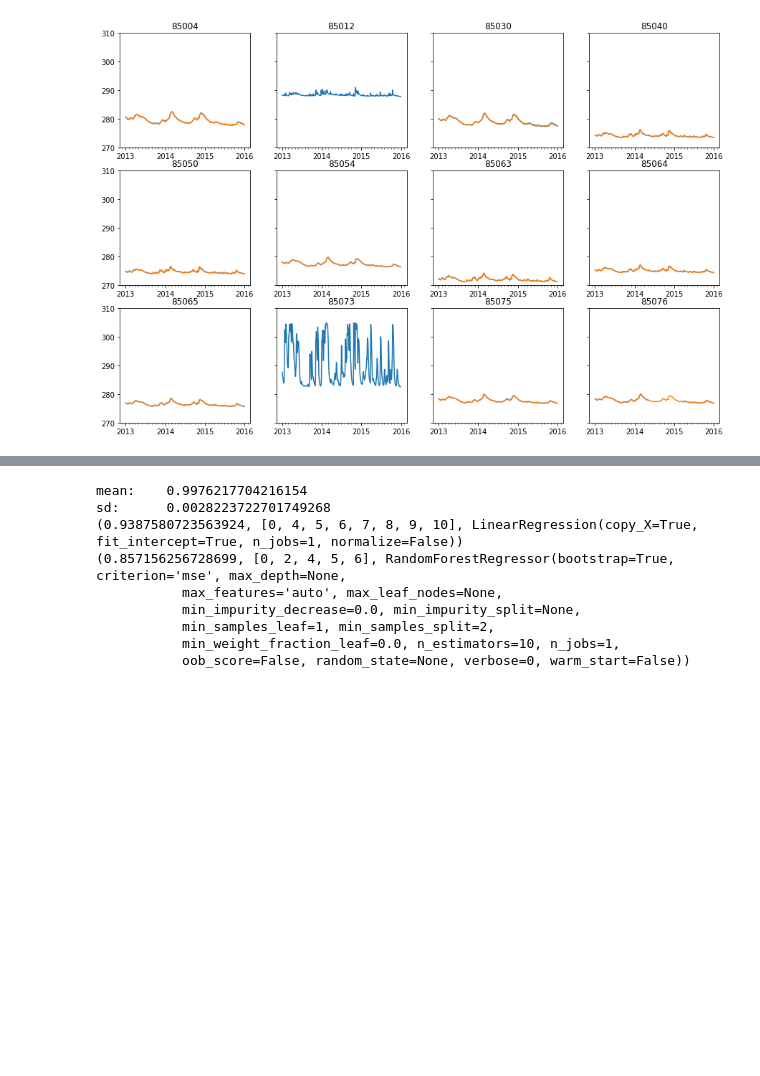
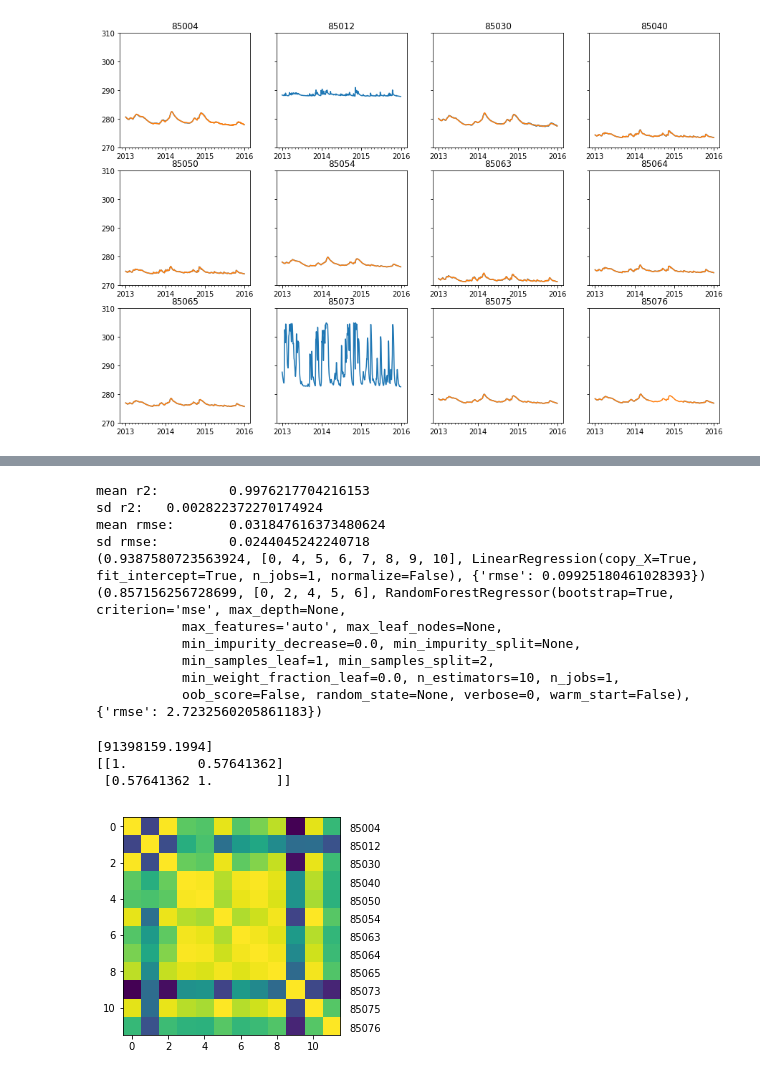
Before and after one commit to klemenkenda/w4c-groundwater, a Jupyter notebook: Report-2.ipynb, the cells around one changed output, grey strips where cells are left out. Cells and saved outputs as stored; diff of their text form; code cells hidden in the pictures; blank space fills up the shorter version.

```diff
--- a/Report-2.ipynb
+++ b/Report-2.ipynb
@@ -431,18 +431,42 @@ LinearRegression
 # General analysis
 correlated = [j for j in range(len(inds)) if j not in interesting]
 r2_corr = list(best_predictions[j][0] for j in correlated)
-print("mean:\t", np.mean(r2_corr))
-print("sd:\t", np.std(r2_corr))
+rmse_corr = list(best_predictions[j][-1].get("rmse", np.nan) for j in correlated)
+print("mean r2:\t", np.mean(r2_corr))
+print("sd r2:\t", np.std(r2_corr))
+
+print("mean rmse:\t", np.mean(rmse_corr))
+print("sd rmse:\t", np.std(rmse_corr))
+
 
 for j in interesting:
     print(best_predictions[j])
 # %% [output]
-mean:    0.9976217704216154
-sd:      0.0028223722701749268
-(0.9387580723563924, [0, 4, 5, 6, 7, 8, 9, 10], LinearRegression(copy_X=True, fit_intercept=True, n_jobs=1, normalize=False))
+mean r2:         0.9976217704216153
+sd r2:   0.002822372270174924
+mean rmse:       0.031847616373480624
+sd rmse:         0.0244045242240718
+(0.9387580723563924, [0, 4, 5, 6, 7, 8, 9, 10], LinearRegression(copy_X=True, fit_intercept=True, n_jobs=1, normalize=False), {'rmse': 0.09925180461028393})
 (0.857156256728699, [0, 2, 4, 5, 6], RandomForestRegressor(bootstrap=True, criterion='mse', max_depth=None,
            max_features='auto', max_leaf_nodes=None,
            min_impurity_decrease=0.0, min_impurity_split=None,
            min_samples_leaf=1, min_samples_split=2,
            min_weight_fraction_leaf=0.0, n_estimators=10, n_jobs=1,
-           oob_score=False, random_state=None, verbose=0, warm_start=False))
+           oob_score=False, random_state=None, verbose=0, warm_start=False), {'rmse': 2.7232560205861183})
+# %%
+print(np.correlate(data[interesting[0]], data[interesting[1]]))
+print(np.corrcoef(data[interesting[0]], data[interesting[1]]))
+# %% [output]
+[91398159.1994]
+[[1.         0.57641362]
+ [0.57641362 1.        ]]
+# %%
+corr = np.corrcoef(data, data)[:len(data), :len(data)]
+ax = fig.add_axes([0,0,1,1])
+ax.set_axis_off()
+plt.imshow(corr)
+for j in range(len(data)):
+    plt.text(12, j+0.3, np.array(names)[inds][j].split("/")[-1].split(".")[0])
+plt.savefig("report2/corrcoef.pdf")
+# %% [output]
+[figure, added]
```
Also changed, not shown: parts of 10 cells of this notebook, 9 other files.
